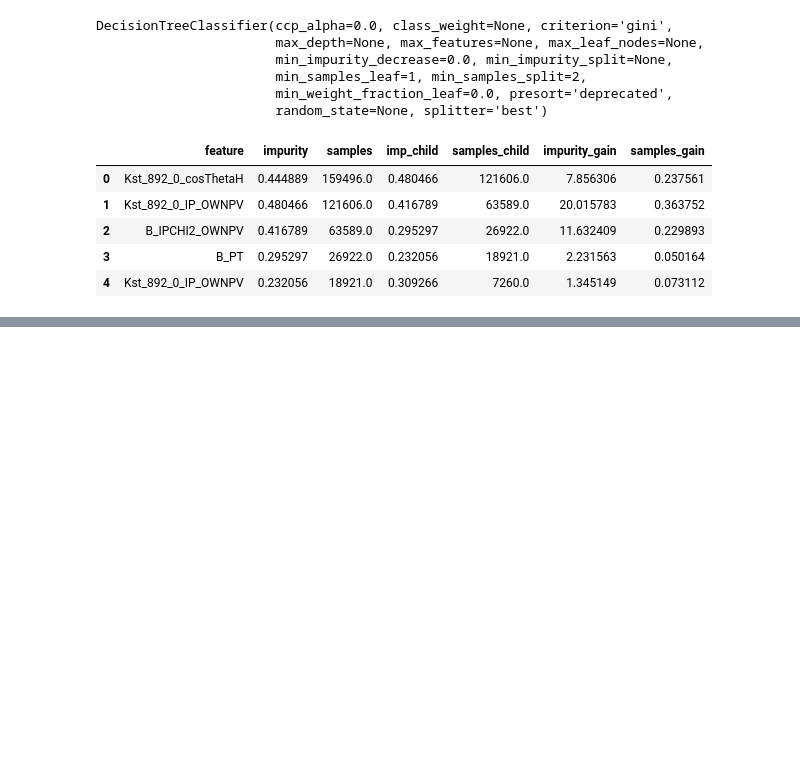
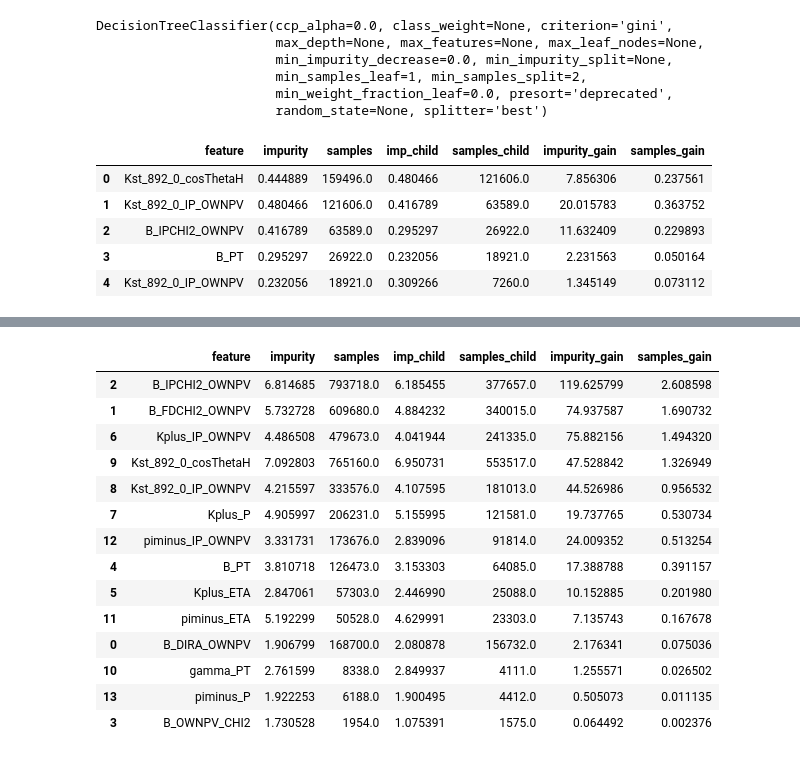
Before and after one commit to cmougan/CERN_kaggle, a Jupyter notebook: PathExplainer.ipynb, the cells around one changed output, grey strips where cells are left out. Drawn from its saved outputs; the diff is of its cells as text; code cells hidden in the pictures; blank space fills up the shorter version.

```diff
--- a/PathExplainer.ipynb
+++ b/PathExplainer.ipynb
@@ -98,0 +119,18 @@ pie_plot_filtered(res_g, "samples_gain", title="Impurity Gain")
+# %%
+res_rf.sort_values('samples_gain',ascending=False)
+# %% [output]
+|  | feature | impurity | samples | imp_child | samples_child | impurity_gain | samples_gain |
+| 2 | B_IPCHI2_OWNPV | 6.814685 | 793718.0 | 6.185455 | 377657.0 | 119.625799 | 2.608598 |
+| 1 | B_FDCHI2_OWNPV | 5.732728 | 609680.0 | 4.884232 | 340015.0 | 74.937587 | 1.690732 |
+| 6 | Kplus_IP_OWNPV | 4.486508 | 479673.0 | 4.041944 | 241335.0 | 75.882156 | 1.494320 |
+| 9 | Kst_892_0_cosThetaH | 7.092803 | 765160.0 | 6.950731 | 553517.0 | 47.528842 | 1.326949 |
+| 8 | Kst_892_0_IP_OWNPV | 4.215597 | 333576.0 | 4.107595 | 181013.0 | 44.526986 | 0.956532 |
+| 7 | Kplus_P | 4.905997 | 206231.0 | 5.155995 | 121581.0 | 19.737765 | 0.530734 |
+| 12 | piminus_IP_OWNPV | 3.331731 | 173676.0 | 2.839096 | 91814.0 | 24.009352 | 0.513254 |
+| 4 | B_PT | 3.810718 | 126473.0 | 3.153303 | 64085.0 | 17.388788 | 0.391157 |
+| 5 | Kplus_ETA | 2.847061 | 57303.0 | 2.446990 | 25088.0 | 10.152885 | 0.201980 |
+| 11 | piminus_ETA | 5.192299 | 50528.0 | 4.629991 | 23303.0 | 7.135743 | 0.167678 |
+| 0 | B_DIRA_OWNPV | 1.906799 | 168700.0 | 2.080878 | 156732.0 | 2.176341 | 0.075036 |
+| 10 | gamma_PT | 2.761599 | 8338.0 | 2.849937 | 4111.0 | 1.255571 | 0.026502 |
+| 13 | piminus_P | 1.922253 | 6188.0 | 1.900495 | 4412.0 | 0.505073 | 0.011135 |
+| 3 | B_OWNPV_CHI2 | 1.730528 | 1954.0 | 1.075391 | 1575.0 | 0.064492 | 0.002376 |
```
Also changed, not shown: parts of 9 cells of this notebook, 6 other files.
